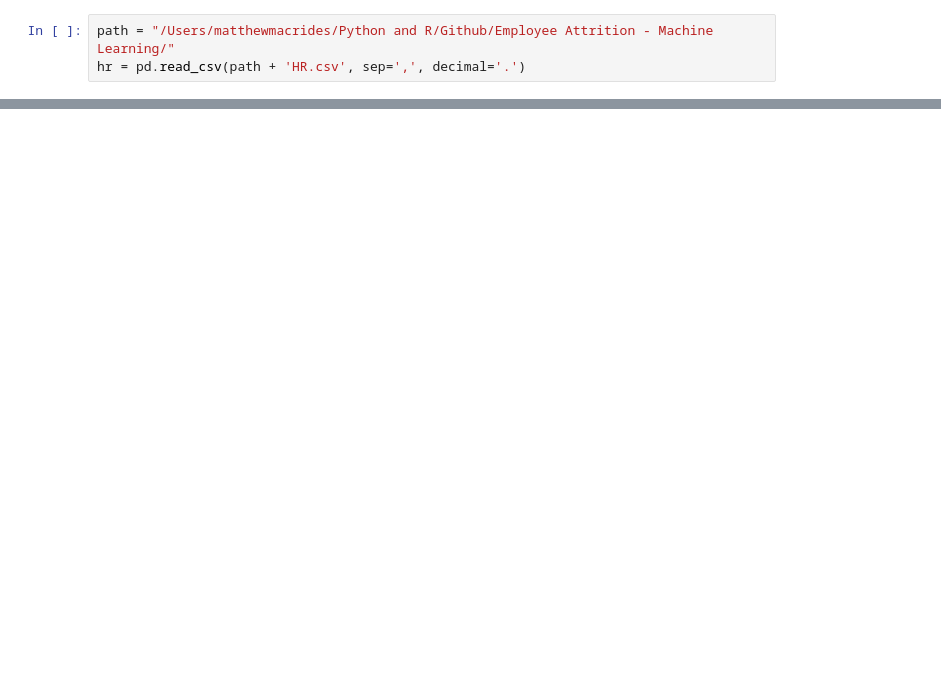
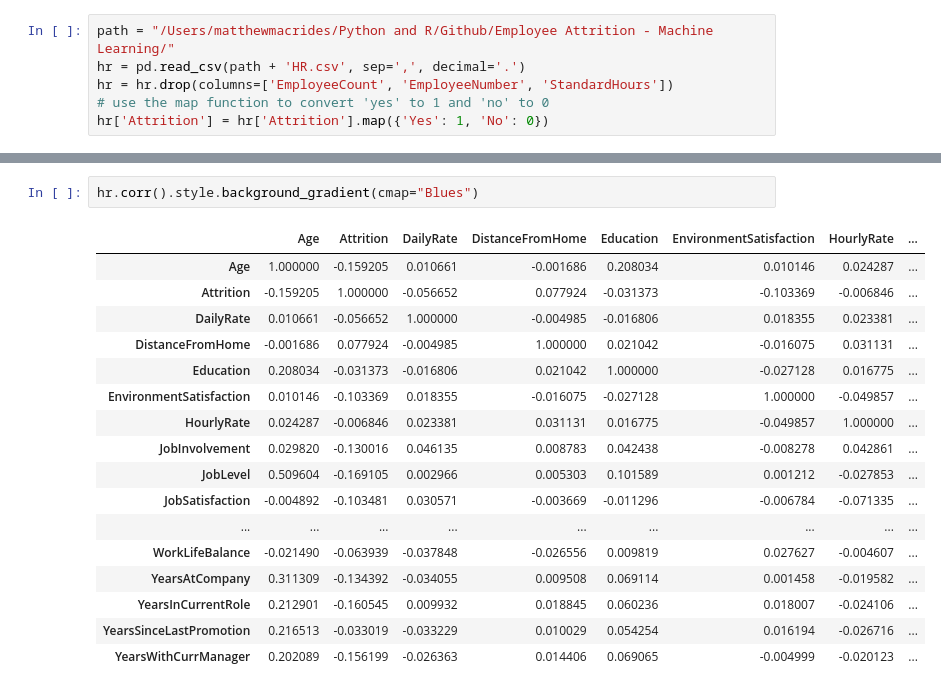
Before and after one commit to mmacrides/Personal-Projects, a Jupyter notebook: Employee Attrition - Machine Learning/EmployeeAttrition.ipynb, the cells around one changed output, grey strips where cells are left out. Drawn from its saved outputs; the diff is of its cells as text; blank space fills up the shorter version.

```diff
--- a/Employee Attrition - Machine Learning/EmployeeAttrition.ipynb
+++ b/Employee Attrition - Machine Learning/EmployeeAttrition.ipynb
@@ -3,3 +11,6 @@ import pandas as pd
 # %%
 path = "/Users/matthewmacrides/Python and R/Github/Employee Attrition - Machine Learning/"
 hr = pd.read_csv(path + 'HR.csv', sep=',', decimal='.')
+hr = hr.drop(columns=['EmployeeCount', 'EmployeeNumber', 'StandardHours'])
+# use the map function to convert 'yes' to 1 and 'no' to 0
+hr['Attrition'] = hr['Attrition'].map({'Yes': 1, 'No': 0})
@@ -15,0 +31,20 @@ hr.head(5)
+# %%
+hr.corr().style.background_gradient(cmap="Blues")
+# %% [output]
+|  | Age | Attrition | DailyRate | DistanceFromHome | Education | EnvironmentSatisfaction | HourlyRate | ... |
+| Age | 1.000000 | -0.159205 | 0.010661 | -0.001686 | 0.208034 | 0.010146 | 0.024287 | ... |
+| Attrition | -0.159205 | 1.000000 | -0.056652 | 0.077924 | -0.031373 | -0.103369 | -0.006846 | ... |
+| DailyRate | 0.010661 | -0.056652 | 1.000000 | -0.004985 | -0.016806 | 0.018355 | 0.023381 | ... |
+| DistanceFromHome | -0.001686 | 0.077924 | -0.004985 | 1.000000 | 0.021042 | -0.016075 | 0.031131 | ... |
+| Education | 0.208034 | -0.031373 | -0.016806 | 0.021042 | 1.000000 | -0.027128 | 0.016775 | ... |
+| EnvironmentSatisfaction | 0.010146 | -0.103369 | 0.018355 | -0.016075 | -0.027128 | 1.000000 | -0.049857 | ... |
+| HourlyRate | 0.024287 | -0.006846 | 0.023381 | 0.031131 | 0.016775 | -0.049857 | 1.000000 | ... |
+| JobInvolvement | 0.029820 | -0.130016 | 0.046135 | 0.008783 | 0.042438 | -0.008278 | 0.042861 | ... |
+| JobLevel | 0.509604 | -0.169105 | 0.002966 | 0.005303 | 0.101589 | 0.001212 | -0.027853 | ... |
+| JobSatisfaction | -0.004892 | -0.103481 | 0.030571 | -0.003669 | -0.011296 | -0.006784 | -0.071335 | ... |
+| ... | ... | ... | ... | ... | ... | ... | ... | ... |
+| WorkLifeBalance | -0.021490 | -0.063939 | -0.037848 | -0.026556 | 0.009819 | 0.027627 | -0.004607 | ... |
+| YearsAtCompany | 0.311309 | -0.134392 | -0.034055 | 0.009508 | 0.069114 | 0.001458 | -0.019582 | ... |
+| YearsInCurrentRole | 0.212901 | -0.160545 | 0.009932 | 0.018845 | 0.060236 | 0.018007 | -0.024106 | ... |
+| YearsSinceLastPromotion | 0.216513 | -0.033019 | -0.033229 | 0.010029 | 0.054254 | 0.016194 | -0.026716 | ... |
+| YearsWithCurrManager | 0.202089 | -0.156199 | -0.026363 | 0.014406 | 0.069065 | -0.004999 | -0.020123 | ... |
```
Also changed, not shown: parts of 27 cells of this notebook.
